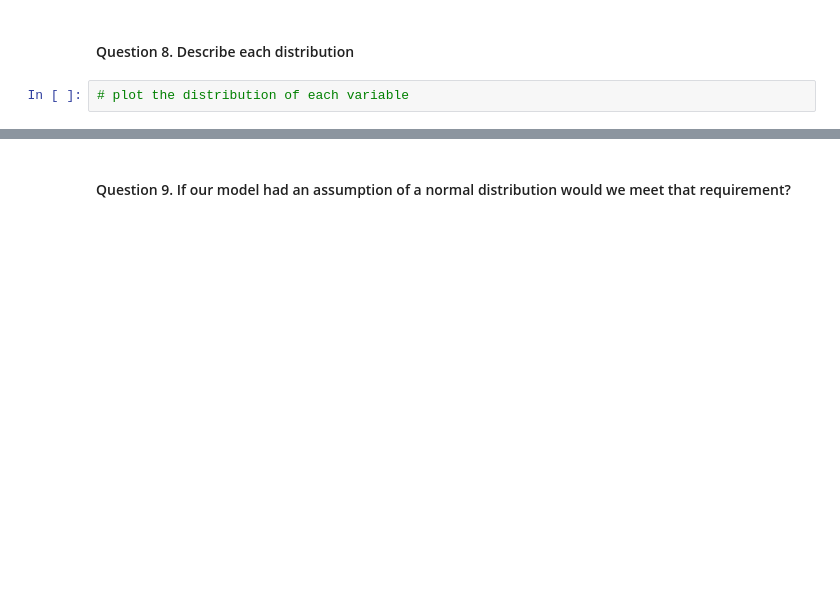
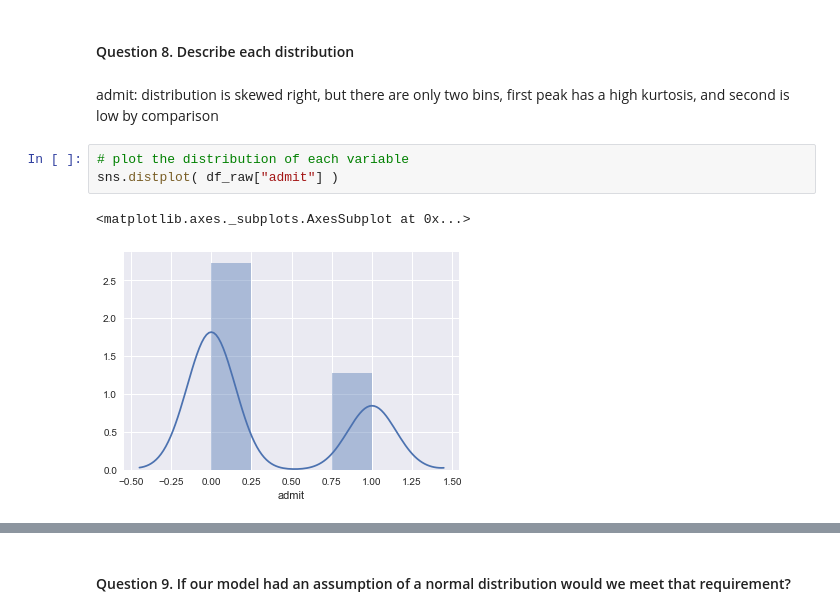
Before and after one commit to josezilla/delays, a Jupyter notebook: projects/unit-projects/project-2/starter-code/project2-starter-JOSE.ipynb, the cells around one changed output, grey strips where cells are left out. Drawn from its saved outputs; the diff is of its cells as text; blank space fills up the shorter version.

```diff
--- a/projects/unit-projects/project-2/starter-code/project2-starter-JOSE.ipynb
+++ b/projects/unit-projects/project-2/starter-code/project2-starter-JOSE.ipynb
@@ -130,4 +153,10 @@ Answer:
 # %% [markdown]
 #### Question 8. Describe each distribution
+# %% [markdown]
+admit: distribution is skewed right, but there are only two bins, first peak has a high kurtosis, and second is low by comparison
 # %%
 # plot the distribution of each variable
+sns.distplot( df_raw["admit"] )
+# %% [output]
+<matplotlib.axes._subplots.AxesSubplot at 0x...>
+[figure, added]
```
Also changed, not shown: parts of 40 cells of this notebook, 1 other file.
